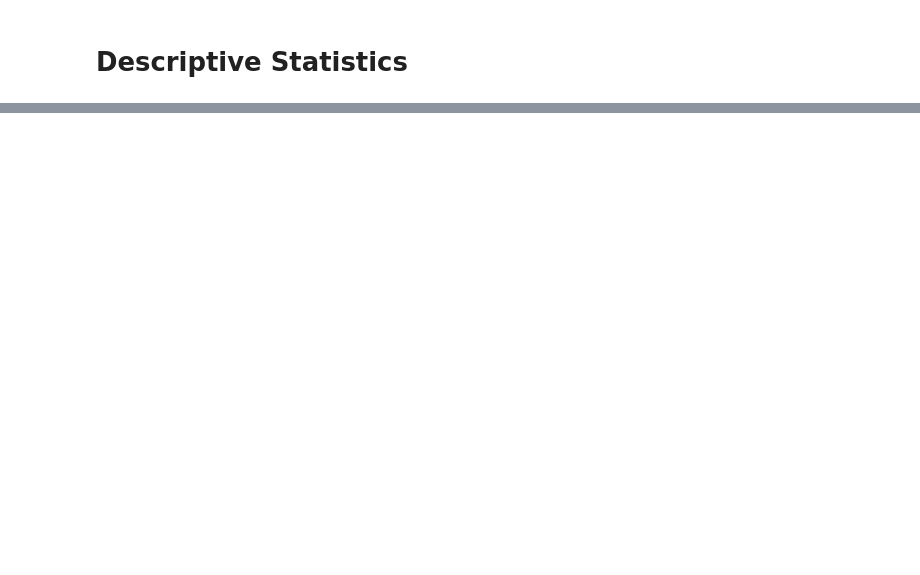
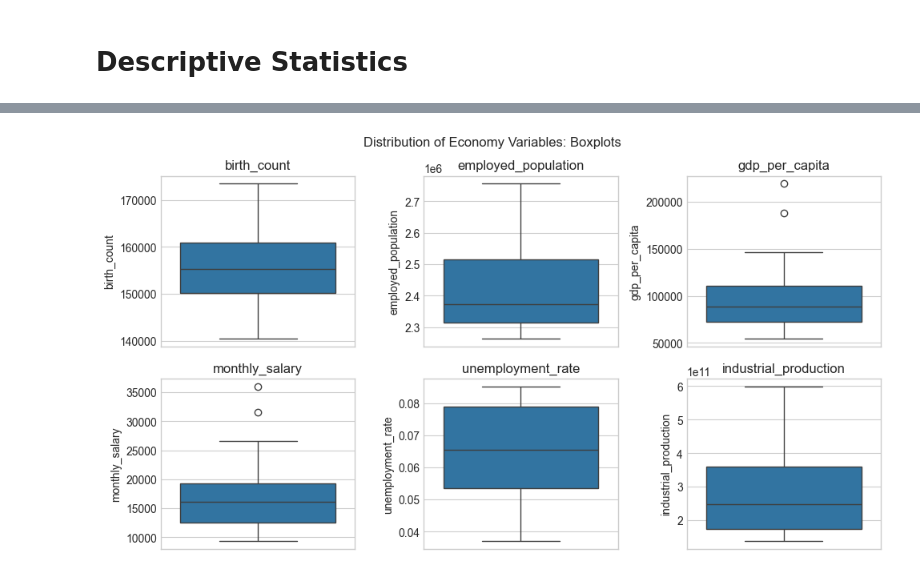
Before and after one commit to rus5sp/DAV-Project, a Jupyter notebook: eda.ipynb, the cells around one changed output, grey strips where cells are left out. Saved outputs shown, nothing was run; the diff lists cells and outputs as text; code cells hidden in the pictures; blank space fills up the shorter version.

```diff
--- a/eda.ipynb
+++ b/eda.ipynb
@@ -114,0 +153,11 @@ df.describe().T
+# %%
+plt.figure(figsize=(10, 8))
+for i, col in enumerate(economy_cols, 1):
+    plt.subplot(3, 3, i)
+    sns.boxplot(y=df[col])
+    plt.title(col)
+plt.suptitle('Distribution of Economy Variables: Boxplots')
+plt.tight_layout()
+plt.show()
+# %% [output]
+[figure, added]
```
Also changed, not shown: parts of 11 cells of this notebook.
